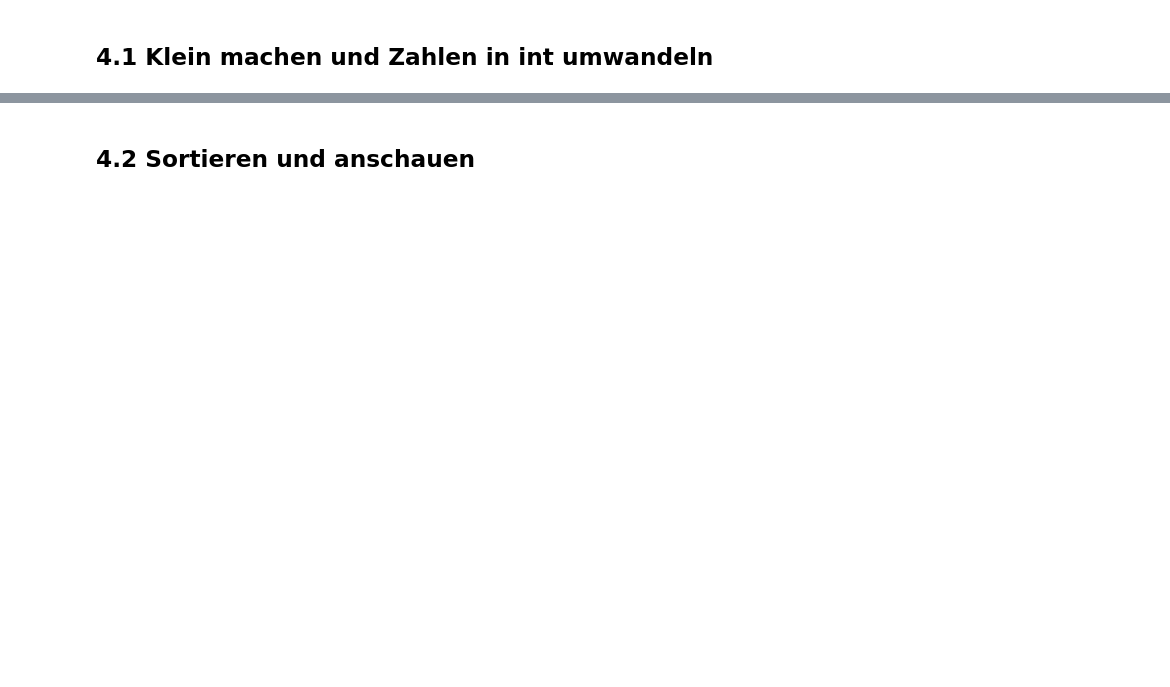
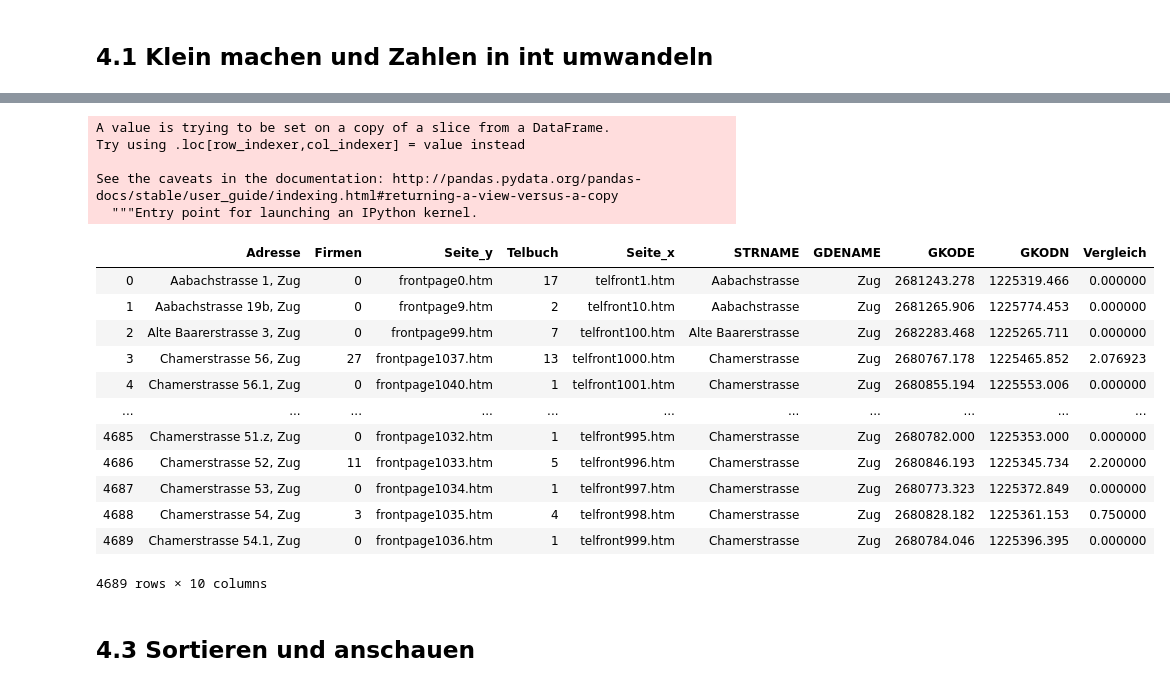
Before and after one commit to ZoeGwerder/hello-world, a Jupyter notebook: 00 Abschlussprojekt Briefkastenfirmen/01 Endcode Briefkastenfirmen.ipynb, the cells around one changed output, grey strips where cells are left out. Drawn from its saved outputs; the diff is of its cells as text; code cells hidden in the pictures; blank space fills up the shorter version.

```diff
--- a/00 Abschlussprojekt Briefkastenfirmen/01 Endcode Briefkastenfirmen.ipynb
+++ b/00 Abschlussprojekt Briefkastenfirmen/01 Endcode Briefkastenfirmen.ipynb
@@ -252,0 +407,3 @@ See the caveats in the documentation: http://pandas.pydata.org/pandas-docs/stabl
+# %%
+# Um bei der anschliessenden Division keinen Fehler zu bekommen muss ich noch alle 0-er Telbucheinträge zu 1nern machen.
+df_saukl1["Telbuch"]=df_saukl1["Telbuch"].str.replace("0","1")
@@ -260,0 +448,24 @@ dtype: object
+# %%
+df_saukl1["Vergleich"]=df_saukl1["Firmen"]/df_saukl1["Telbuch"]
+# %% [output]
+A value is trying to be set on a copy of a slice from a DataFrame.
+Try using .loc[row_indexer,col_indexer] = value instead
+
+See the caveats in the documentation: http://pandas.pydata.org/pandas-docs/stable/user_guide/indexing.html#returning-a-view-versus-a-copy
+  """Entry point for launching an IPython kernel.
+# %%
+df_saukl1
+# %% [output]
+|  | Adresse | Firmen | Seite_y | Telbuch | Seite_x | STRNAME | GDENAME | GKODE | GKODN | Vergleich |
+| 0 | Aabachstrasse 1, Zug | 0 | frontpage0.htm | 17 | telfront1.htm | Aabachstrasse | Zug | 2681243.278 | 1225319.466 | 0.000000 |
+| 1 | Aabachstrasse 19b, Zug | 0 | frontpage9.htm | 2 | telfront10.htm | Aabachstrasse | Zug | 2681265.906 | 1225774.453 | 0.000000 |
+| 2 | Alte Baarerstrasse 3, Zug | 0 | frontpage99.htm | 7 | telfront100.htm | Alte Baarerstrasse | Zug | 2682283.468 | 1225265.711 | 0.000000 |
+| 3 | Chamerstrasse 56, Zug | 27 | frontpage1037.htm | 13 | telfront1000.htm | Chamerstrasse | Zug | 2680767.178 | 1225465.852 | 2.076923 |
+| 4 | Chamerstrasse 56.1, Zug | 0 | frontpage1040.htm | 1 | telfront1001.htm | Chamerstrasse | Zug | 2680855.194 | 1225553.006 | 0.000000 |
+| ... | ... | ... | ... | ... | ... | ... | ... | ... | ... | ... |
+| 4685 | Chamerstrasse 51.z, Zug | 0 | frontpage1032.htm | 1 | telfront995.htm | Chamerstrasse | Zug | 2680782.000 | 1225353.000 | 0.000000 |
+| 4686 | Chamerstrasse 52, Zug | 11 | frontpage1033.htm | 5 | telfront996.htm | Chamerstrasse | Zug | 2680846.193 | 1225345.734 | 2.200000 |
+| 4687 | Chamerstrasse 53, Zug | 0 | frontpage1034.htm | 1 | telfront997.htm | Chamerstrasse | Zug | 2680773.323 | 1225372.849 | 0.000000 |
+| 4688 | Chamerstrasse 54, Zug | 3 | frontpage1035.htm | 4 | telfront998.htm | Chamerstrasse | Zug | 2680828.182 | 1225361.153 | 0.750000 |
+| 4689 | Chamerstrasse 54.1, Zug | 0 | frontpage1036.htm | 1 | telfront999.htm | Chamerstrasse | Zug | 2680784.046 | 1225396.395 | 0.000000 |
+4689 rows × 10 columns
@@ -261,2 +474,2 @@ dtype: object
 # %% [markdown]
-## 4.2 Sortieren  und anschauen
+## 4.3 Sortieren  und anschauen
```
Also changed, not shown: parts of 84 cells of this notebook, 6 other files.
